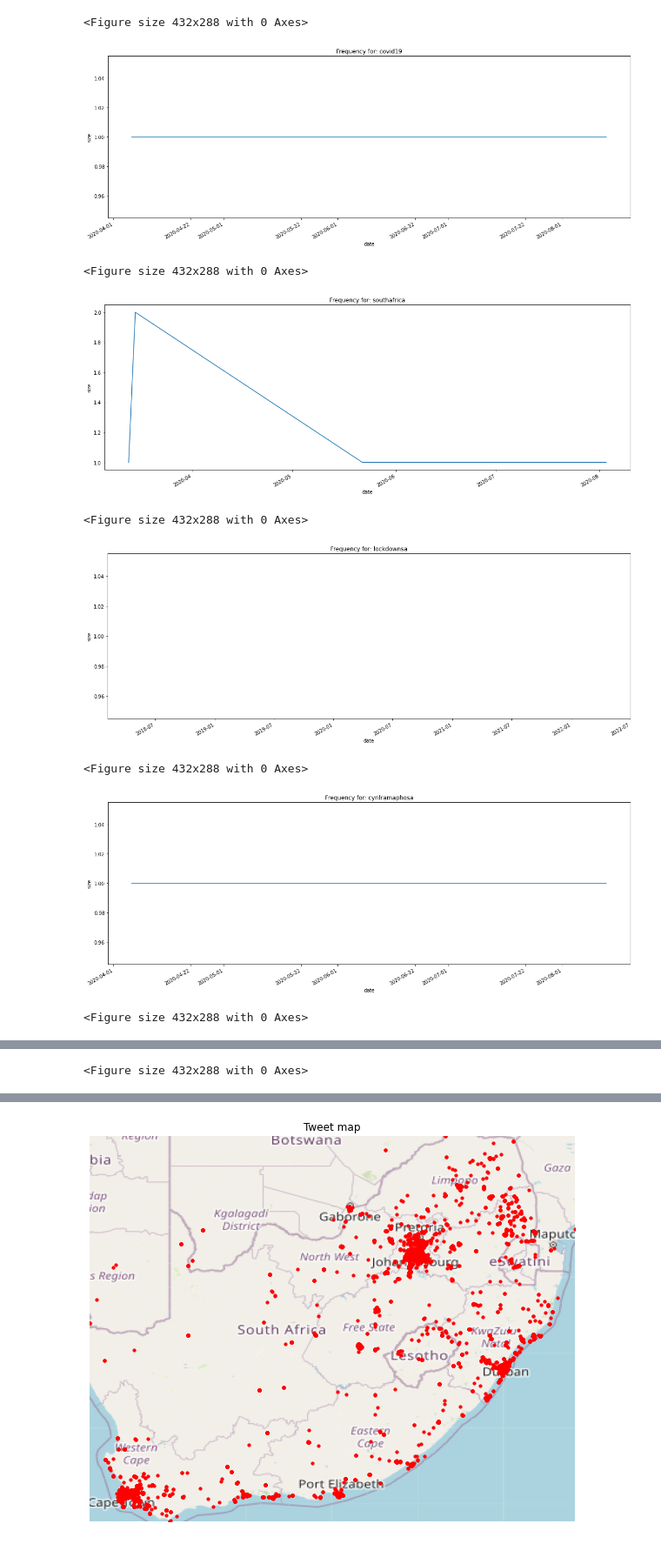
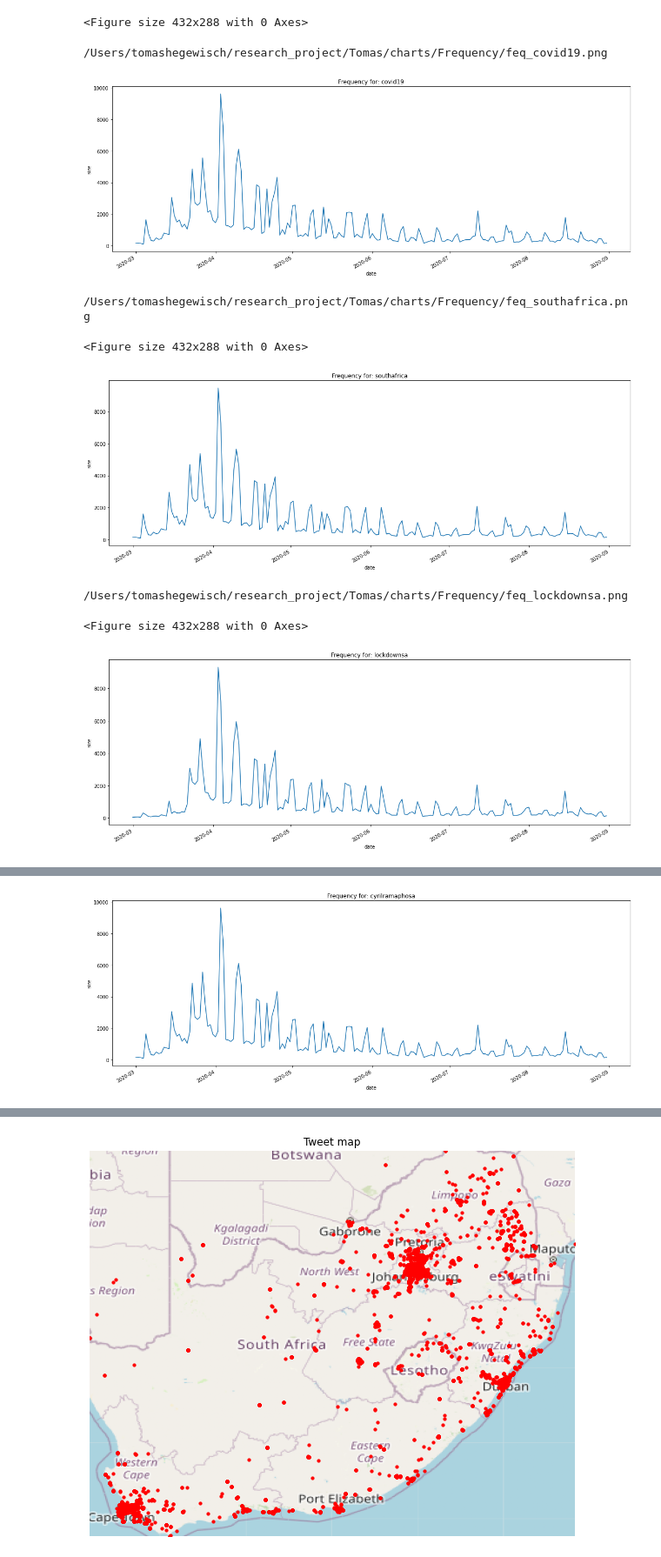
Before and after one commit to tomashege/research_project, a Jupyter notebook: Tomas/notebooks/tweet_analysis.ipynb, the cells around one changed output, grey strips where cells are left out. Shown at 87% size. Saved outputs shown, nothing was run; the diff lists cells and outputs as text; code cells hidden in the pictures.

Commit message:
charts

```diff
--- a/Tomas/notebooks/tweet_analysis.ipynb
+++ b/Tomas/notebooks/tweet_analysis.ipynb
@@ -281,40 +281,42 @@ plt.clf()
 # %%
 # plot the timeline frequency for popular hastags for the 6 months.
 def get_time_line_of_hastages(find_word):
     def get_if_hastag(htags_list):
         for i in htags_list:
-            if i == find_word[0]:
-                return True
+            for j in i:
+                if j == find_word[0]:
+                    return True
         return False
     specific_hastage_tweets = tweets[tweets['hashtags'].apply(lambda x : get_if_hastag(x)) == True]
     post_feq = specific_hastage_tweets.groupby('date', as_index=False).size()
     plt.figure(figsize=(16, 6))
     sns.lineplot(x='date',
                  y='size',
                  data=post_feq).set_title("Frequency for: "+str(find_word)).get_figure().autofmt_xdate()
     plt.tight_layout()
+    print("/Users/tomashegewisch/research_project/Tomas/charts/Frequency/feq_"+str(find_word)+".png")
+    plt.savefig("/Users/tomashegewisch/research_project/Tomas/charts/Frequency/feq_"+str(find_word)+".png")
     plt.show()
-    plt.savefig("/Users/tomashegewisch/research_project/Tomas/charts/Frequency/feq_"+str(find_word[0])+".png")
     plt.clf()
 
 list_of_hastages_to_process = ['covid19',
 'southafrica',
 'lockdownsa',
 'cyrilramaphosa',
 'lockdown',
 'covid19sa',
 'coronavirussa',
 'covid_19',
 'lockdownsouthafrica',
 'government']
 for i in list_of_hastages_to_process:
     get_time_line_of_hastages(i)
 # %% [output]
+/Users/tomashegewisch/research_project/Tomas/charts/Frequency/feq_covid19.png
-[figure, old version]
+[figure, new version]
-<Figure size 432x288 with 0 Axes>
+/Users/tomashegewisch/research_project/Tomas/charts/Frequency/feq_southafrica.png
+<Figure size 432x288 with 0 Axes>
-[figure, old version]
+[figure, new version]
-<Figure size 432x288 with 0 Axes>
+/Users/tomashegewisch/research_project/Tomas/charts/Frequency/feq_lockdownsa.png
+<Figure size 432x288 with 0 Axes>
-[figure, old version]
+[figure, new version]
-<Figure size 432x288 with 0 Axes>
-[figure, old version]
-<Figure size 432x288 with 0 Axes>
@@ -322 +322,0 @@ for i in list_of_hastages_to_process:
-<Figure size 432x288 with 0 Axes>
@@ -325,0 +325 @@ for i in list_of_hastages_to_process:
+[figure, new version]
```
Also changed, not shown: parts of 2 cells of this notebook, 16 other files.
